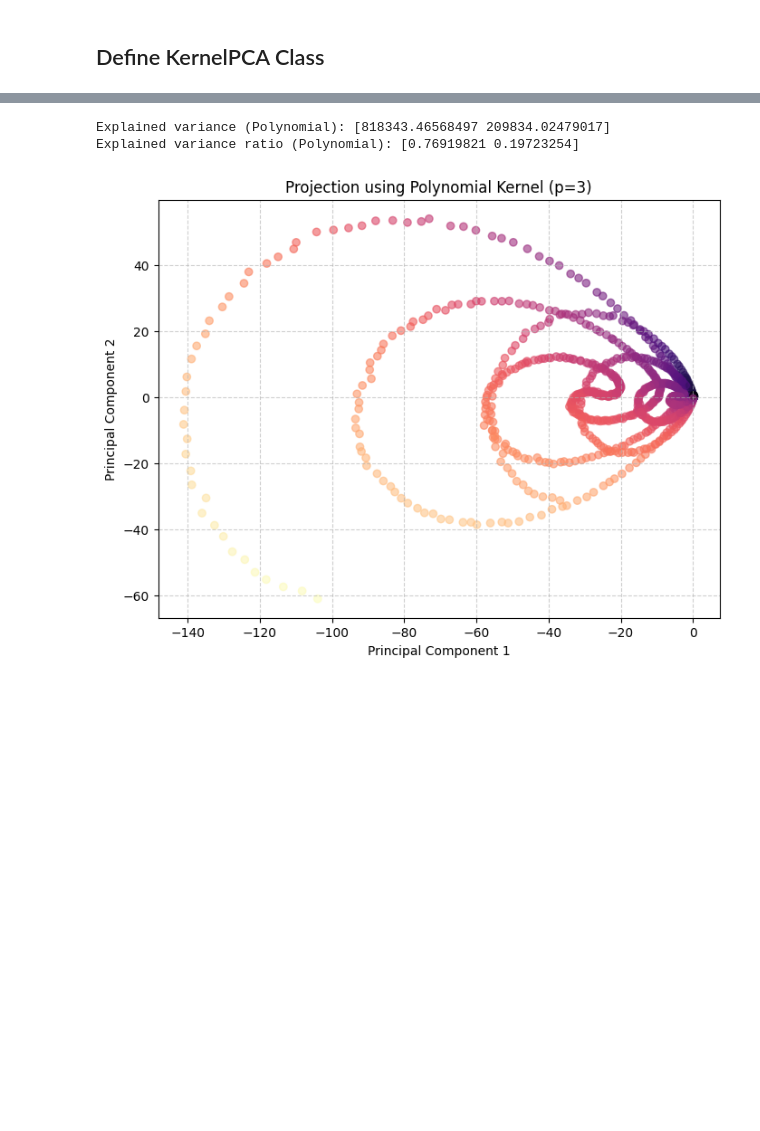
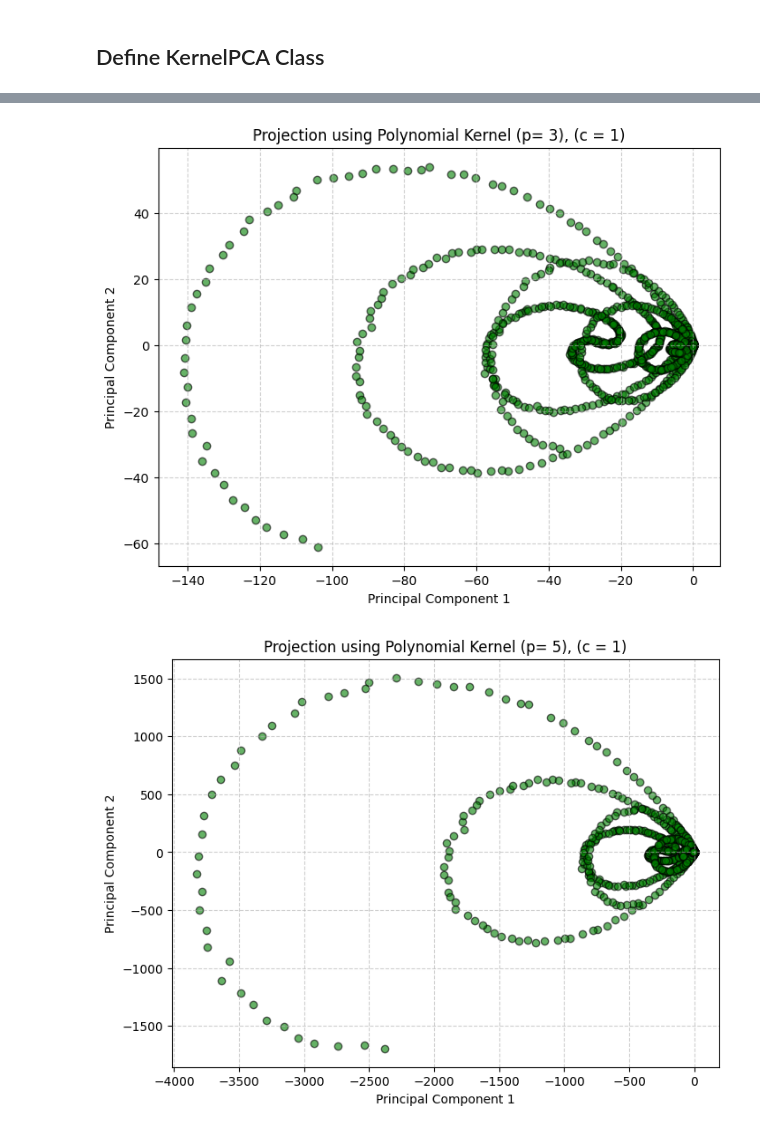
Before and after one commit to shivan-21/DA5401, a Jupyter notebook: FML_as1_pca_clustering.ipynb/pca_solution_q1.ipynb, the cells around one changed output, grey strips where cells are left out. Drawn from its saved outputs; the diff is of its cells as text; code cells hidden in the pictures; blank space fills up the shorter version.

```diff
--- a/FML_as1_pca_clustering.ipynb/pca_solution_q1.ipynb
+++ b/FML_as1_pca_clustering.ipynb/pca_solution_q1.ipynb
@@ -4,7 +4,8 @@ import matplotlib.pyplot as plt
 import pandas as pd # USED ONLY TO READ THE CSV FILE
 # %%
 # Load the dataset
-dataset1_path = r'C:\Users\shiva\OneDrive\Desktop\DA5401_Big_Data_Lab\FML_as1_pca_clustering.ipynb\dataset1-assignment1 - Sheet1.csv'
+# dataset1_path = r'C:\Users\shiva\OneDrive\Desktop\DA5401_Big_Data_Lab\FML_as1_pca_clustering.ipynb\dataset1-assignment1 - Sheet1.csv'
+dataset1_path = r'dataset1-assignment1 - Sheet1.csv'
 X1 = pd.read_csv(dataset1_path, header=None).values
 X1[:5, :]  # Display the first 5 rows to verify loading
 # %% [output]
@@ -141,10 +142,10 @@ Implement Kernel PCA from scratch
 # %%
 
 class KernelPCA:
-    def __init__(self, n_components, kernel='rbf', gamma=None, degree=3, coef0=1):
+    def __init__(self, n_components, kernel='rbf', sigma=None, degree=3, coef0=1):
         self.n_components = n_components
         self.kernel = kernel
-        self.gamma = gamma      # For RBF kernel
+        self.sigma = sigma     # For RBF kernel
         self.degree = degree      # For polynomial kernel
         self.coef0 = coef0        # For polynomial kernel
         self.alphas_ = None
@@ -164,13 +165,13 @@ class KernelPCA:
         # RBF : K(x, y) = exp(-gamma * ||x - y||^2)
         if self.kernel == 'rbf':
             # Used gamma for convenience: Conversion by γ= 1/(2σ²), i.e. sigma = sqrt(1/(2*gamma))
-            if self.gamma is None:
-                self.gamma = 1.0 / X.shape[1]
+            if self.sigma is None:
+                self.sigma = 1
             # X[:, np.newaxis, :] has shape (n_samples_X, 1, n_features). Changed from (n_samples_X, n_features)
             # Y[np.newaxis, :, :] has shape (1, n_samples_Y, n_features). Changed from (n_samples_Y, n_features)
             # Use array broadcasting to find euclidean distances: [i, j, :] is X[i, :] - Y[j, :]
             dists = np.sum((X[:, np.newaxis, :] - Y[np.newaxis, :, :]) ** 2, axis=2)
-            K = np.exp(-self.gamma * dists)
+            K = np.exp(-dists / (2 * self.sigma**2))
 
         # Linear Kernel: K(x, y) = x · y.
         # USed for sanity check with normal PCA
@@ -239,16 +240,18 @@ Explained variance ratio (Linear): [0.65393723 0.34606277]
 # %%
-kpca_poly = KernelPCA(n_components=2, kernel='polynomial', degree= 3, coef0=1)
-X1_kpca_poly = kpca_poly.fit_transform(X1)
-print("Explained variance (Polynomial):", kpca_poly.explained_variance_)
-print("Explained variance ratio (Polynomial):", kpca_poly.explained_variance_ratio_)
-plt.figure(figsize=(8, 6))
-plt.scatter(X1_kpca_poly[:, 0], X1_kpca_poly[:, 1], c=X1[:, 1], cmap='magma', alpha=0.6)
-plt.title('Projection using Polynomial Kernel (p=3)')
-plt.xlabel('Principal Component 1')
-plt.ylabel('Principal Component 2')
-plt.grid(True, linestyle='--', alpha=0.6)
-plt.show()
+degree_list = [3,5,10]
+for deg in degree_list:
+    kpca_poly = KernelPCA(n_components=2, kernel='polynomial', degree= deg, coef0 = 1)
+    X1_kpca_poly = kpca_poly.fit_transform(X1)
+    # explained variance is no more a v useful measure since the state space is too large
+    # print("Explained variance (Polynomial):", kpca_poly.explained_variance_)
+    # print("Explained variance ratio (Polynomial):", kpca_poly.explained_variance_ratio_)
+    plt.figure(figsize=(8, 6))
+    plt.scatter(X1_kpca_poly[:, 0], X1_kpca_poly[:, 1], c ='green', alpha=0.6, edgecolors= 'k')
+    plt.title(f'Projection using Polynomial Kernel (p= {deg}), (c = 1)')
+    plt.xlabel('Principal Component 1')
+    plt.ylabel('Principal Component 2')
+    plt.grid(True, linestyle='--', alpha=0.6)
+    plt.show()
 # %% [output]
-Explained variance (Polynomial): [818343.46568497 209834.02479017]
-Explained variance ratio (Polynomial): [0.76919821 0.19723254]
-[figure, old version]
+[figure, new version]
+[figure, added]
```
Also changed, not shown: parts of 5 cells of this notebook, 33 other files.
